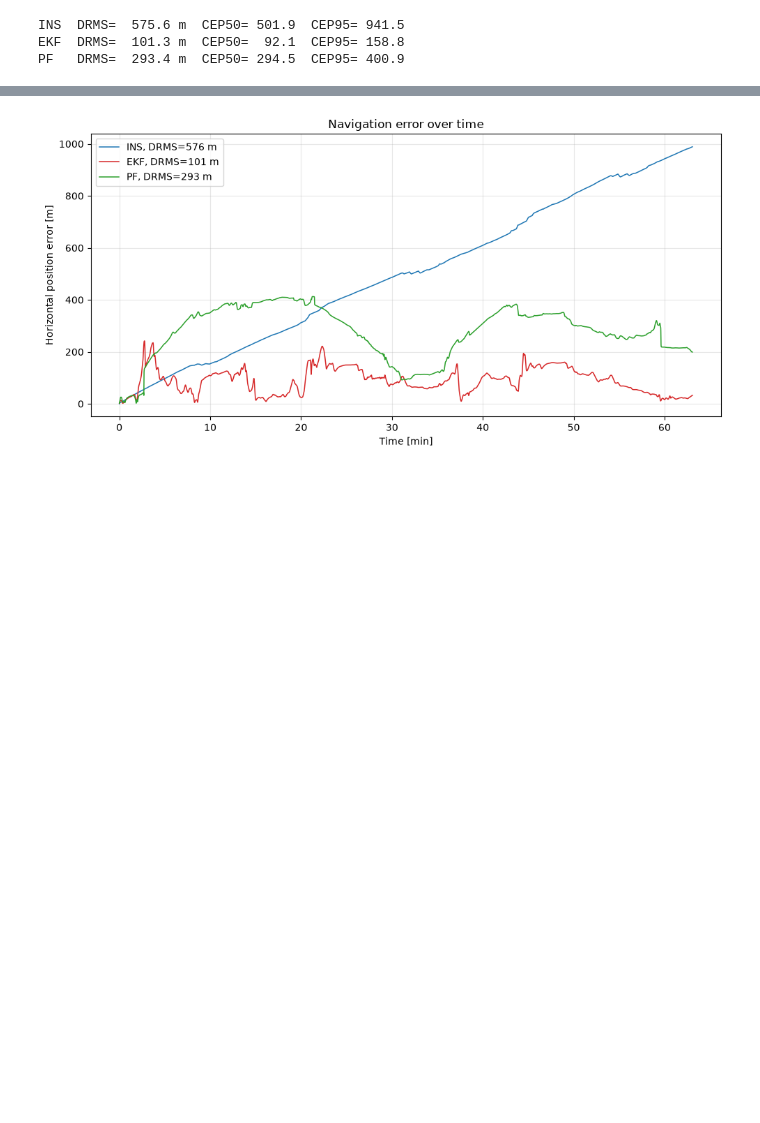
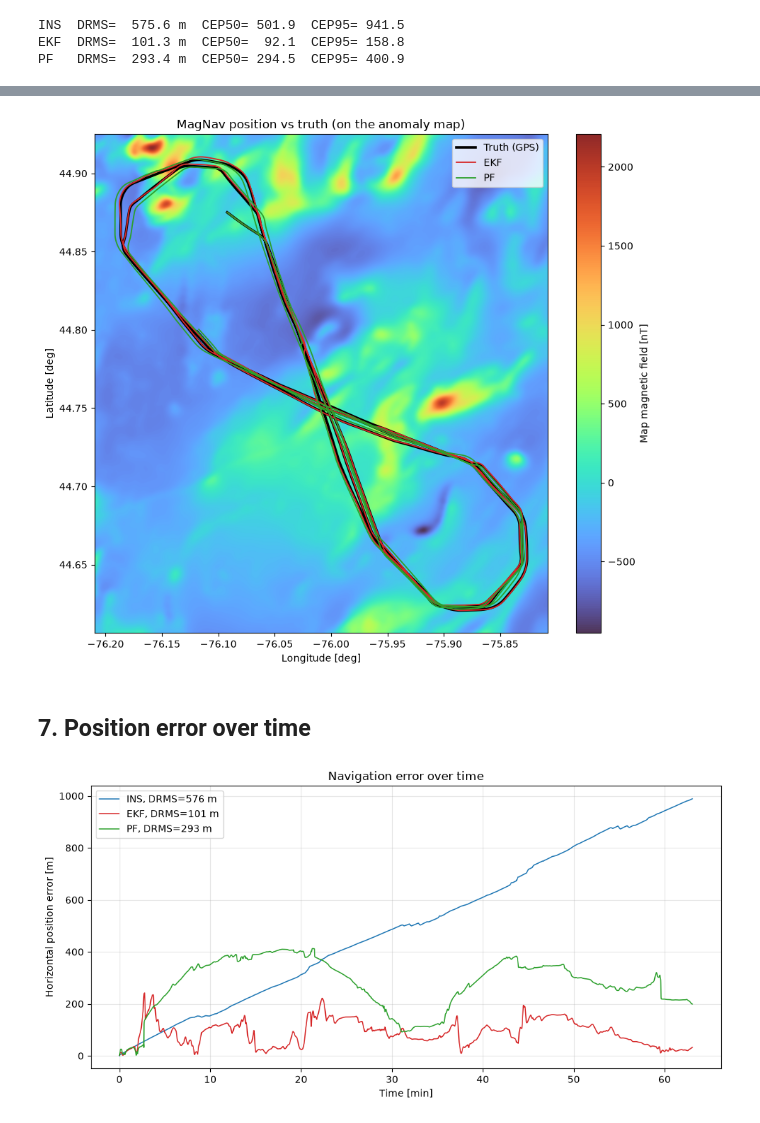
Before and after one commit to wojciechp6/magnavlab, a Jupyter notebook: notebooks/03_ekf_pf_navigation.ipynb, the cells around one changed output, grey strips where cells are left out. Saved outputs shown, nothing was run; the diff lists cells and outputs as text; code cells hidden in the pictures; blank space fills up the shorter version.

```diff
--- a/notebooks/03_ekf_pf_navigation.ipynb
+++ b/notebooks/03_ekf_pf_navigation.ipynb
@@ -74,3 +75,9 @@ PF   DRMS=  293.4 m  CEP50= 294.5  CEP95= 400.9
+# %%
+viz.plot_tracks_vs_truth(mag_map, lat, lon, {'EKF': (ekf, 'tab:red'), 'PF': (pf, 'tab:green')});
+# %% [output]
+[figure, added]
+# %% [markdown]
+## 7. Position error over time
 # %%
 viz.plot_error_time(tt, lat, lon,
     {'INS': (ins_res,'tab:blue'), 'EKF': (ekf,'tab:red'), 'PF': (pf,'tab:green')});
```
Also changed, not shown: parts of 3 cells of this notebook, 5 other files.
